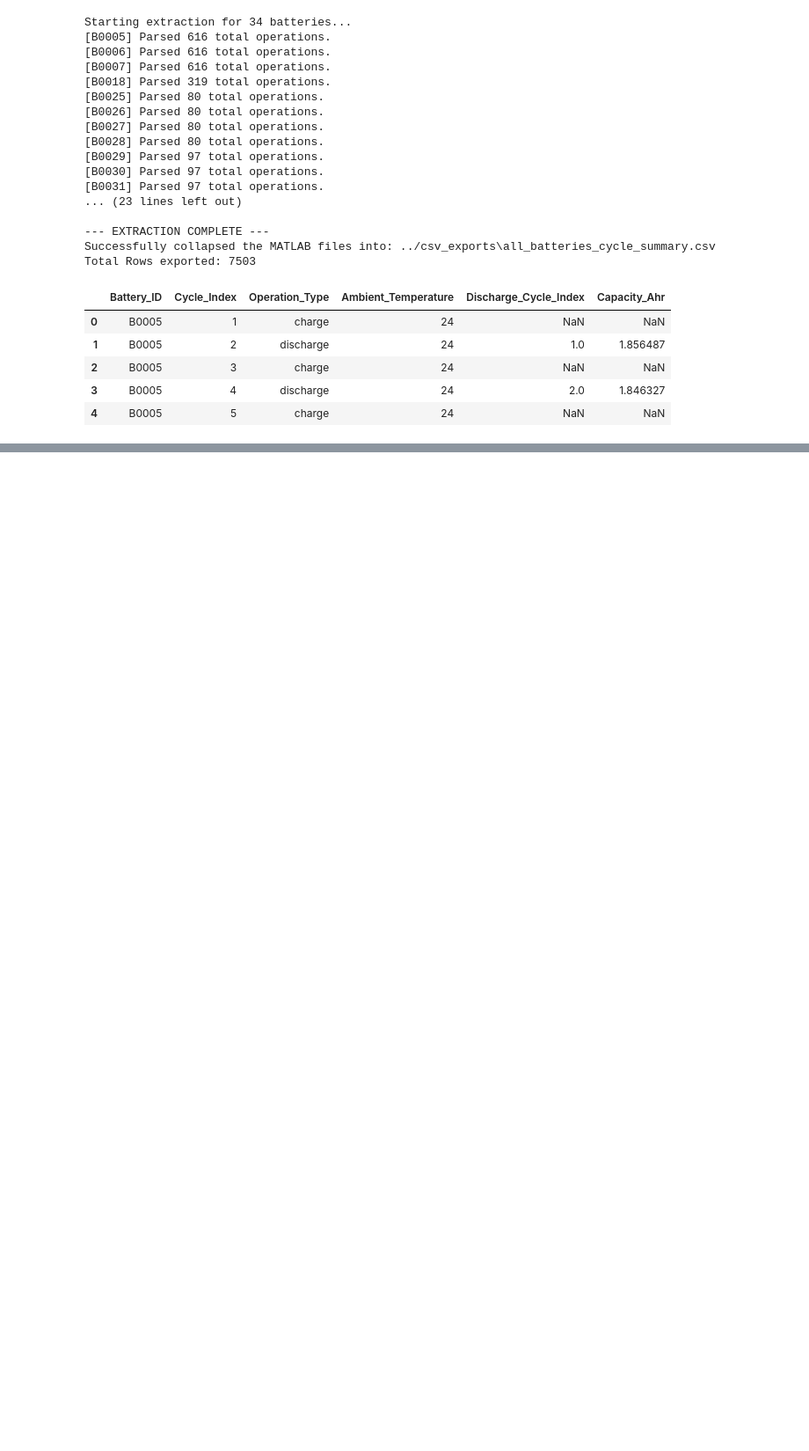
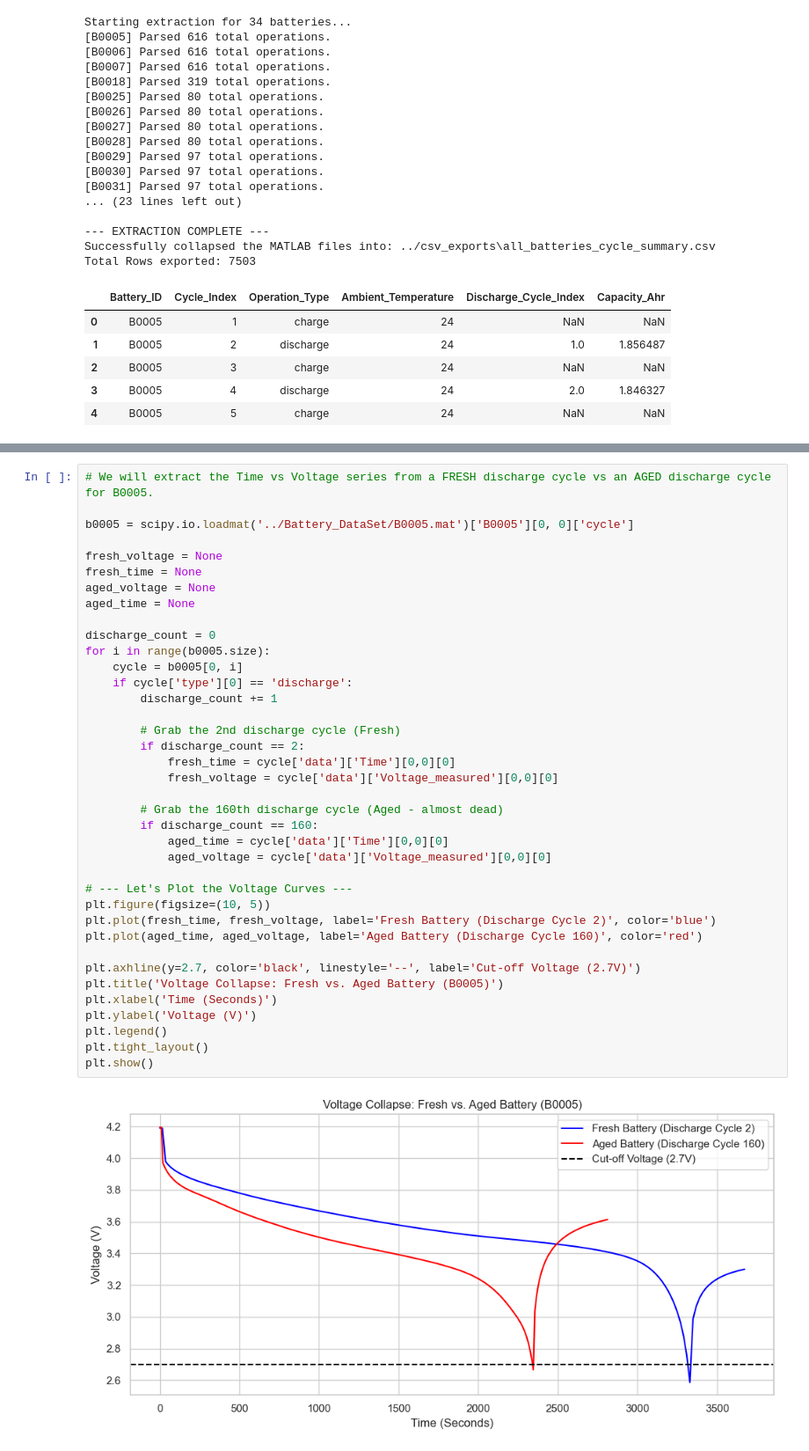
Before and after one commit to barada02/ML_ON_Battery, a Jupyter notebook: EDA/eda1.ipynb, the cells around one changed output, grey strips where cells are left out. Shown at 88% size. Drawn from its saved outputs; the diff is of its cells as text; blank space fills up the shorter version.

```diff
--- a/EDA/eda1.ipynb
+++ b/EDA/eda1.ipynb
@@ -366,0 +376,40 @@ Total Rows exported: 7503
+# %%
+# We will extract the Time vs Voltage series from a FRESH discharge cycle vs an AGED discharge cycle for B0005.
+
+b0005 = scipy.io.loadmat('../Battery_DataSet/B0005.mat')['B0005'][0, 0]['cycle']
+
+fresh_voltage = None
+fresh_time = None
+aged_voltage = None
+aged_time = None
+
+discharge_count = 0
+for i in range(b0005.size):
+    cycle = b0005[0, i]
+    if cycle['type'][0] == 'discharge':
+        discharge_count += 1
+
+        # Grab the 2nd discharge cycle (Fresh)
+        if discharge_count == 2:
+            fresh_time = cycle['data']['Time'][0,0][0]
+            fresh_voltage = cycle['data']['Voltage_measured'][0,0][0]
+
+        # Grab the 160th discharge cycle (Aged - almost dead)
+        if discharge_count == 160:
+            aged_time = cycle['data']['Time'][0,0][0]
+            aged_voltage = cycle['data']['Voltage_measured'][0,0][0]
+
+# --- Let's Plot the Voltage Curves ---
+plt.figure(figsize=(10, 5))
+plt.plot(fresh_time, fresh_voltage, label='Fresh Battery (Discharge Cycle 2)', color='blue')
+plt.plot(aged_time, aged_voltage, label='Aged Battery (Discharge Cycle 160)', color='red')
+
+plt.axhline(y=2.7, color='black', linestyle='--', label='Cut-off Voltage (2.7V)')
+plt.title('Voltage Collapse: Fresh vs. Aged Battery (B0005)')
+plt.xlabel('Time (Seconds)')
+plt.ylabel('Voltage (V)')
+plt.legend()
+plt.tight_layout()
+plt.show()
+# %% [output]
+[figure, added]
```
Also changed, not shown: parts of 2 cells of this notebook.
